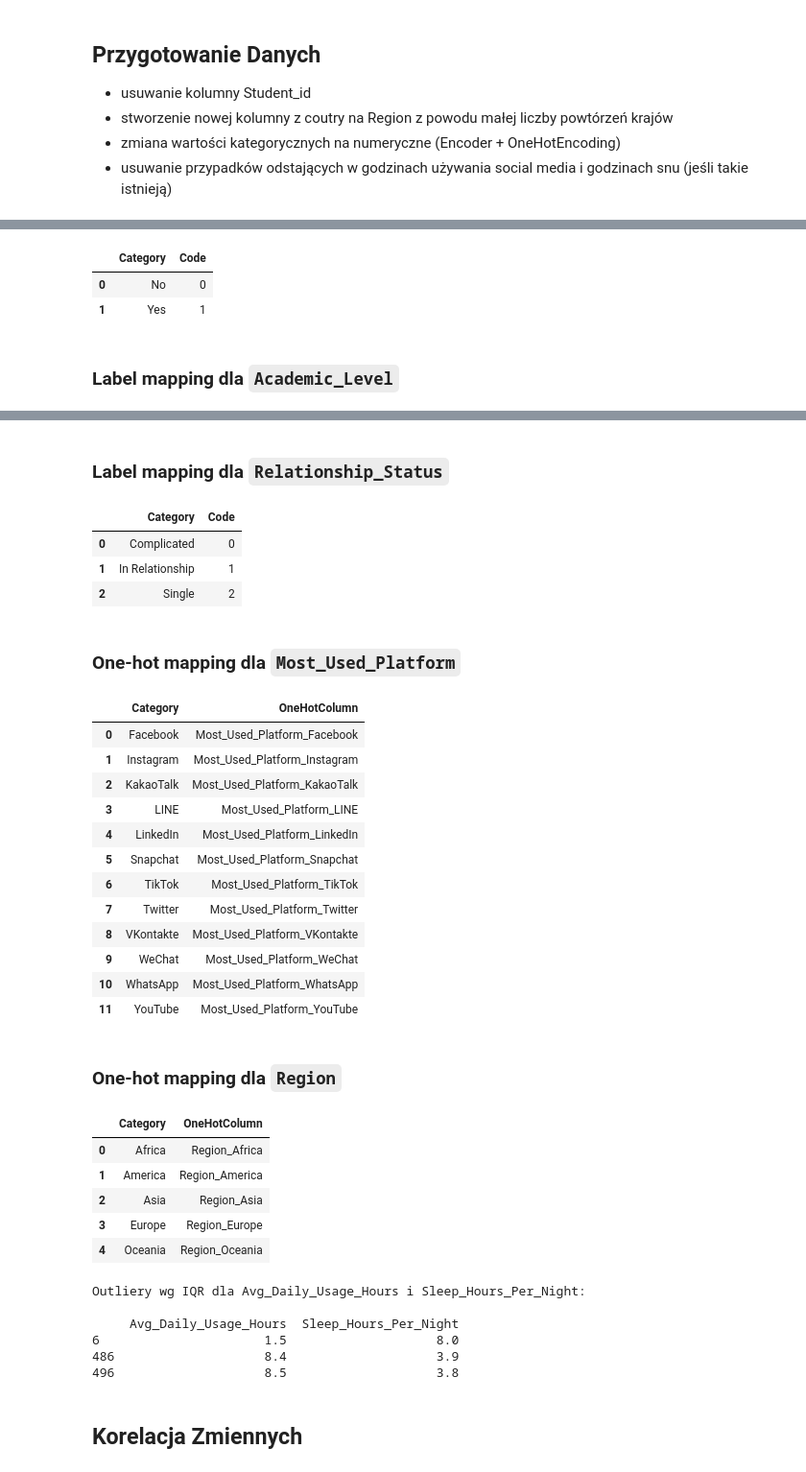
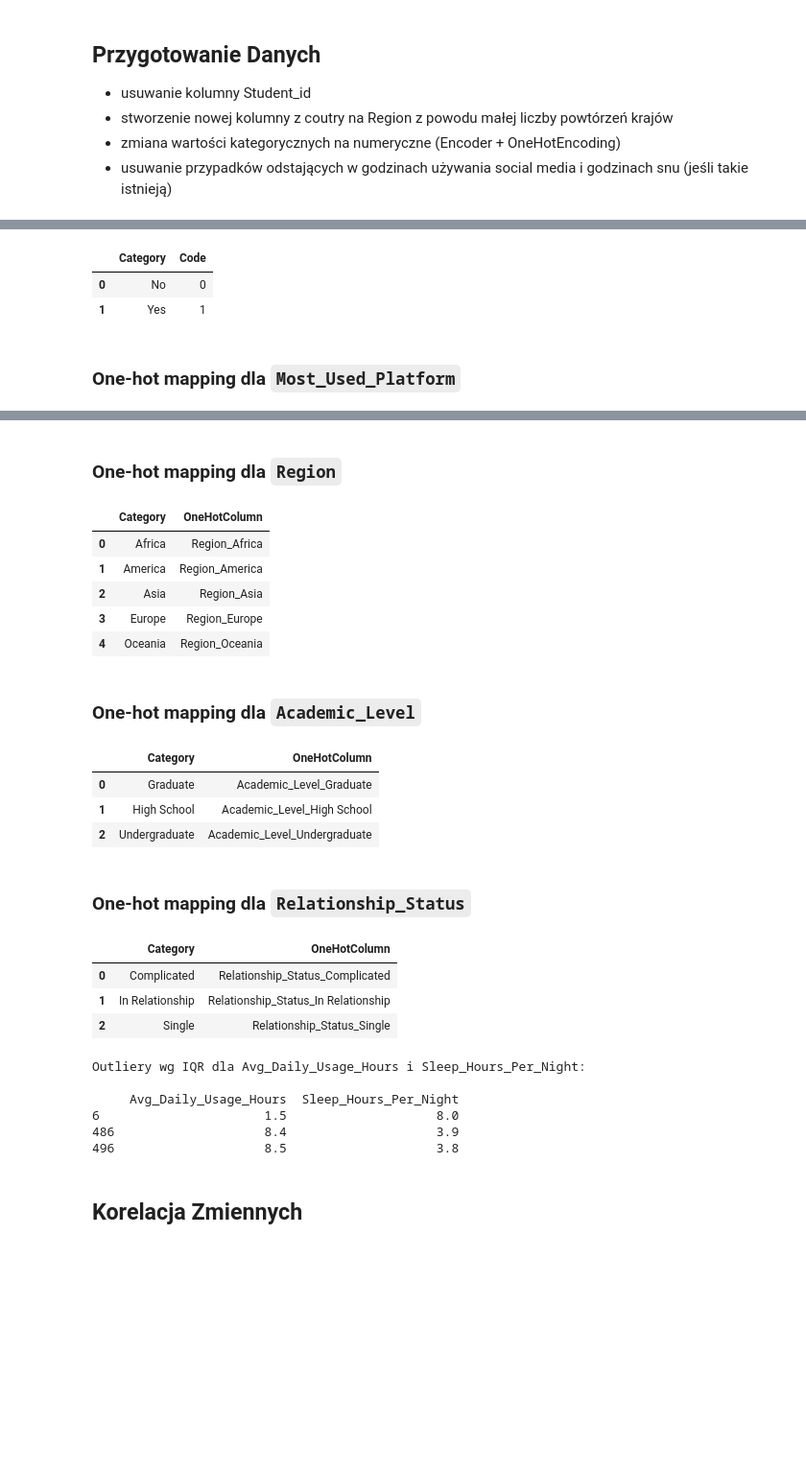
Before and after one commit to s24468/EWD_Project, a Jupyter notebook: main.ipynb, the cells around one changed output, grey strips where cells are left out. Shown at 96% size. Saved outputs shown, nothing was run; the diff lists cells and outputs as text; code cells hidden in the pictures; blank space fills up the shorter version.

```diff
--- a/main.ipynb
+++ b/main.ipynb
@@ -39,7 +39,6 @@ for col in line_cols:
     plt.tight_layout()
     plt.show()
 
-
 df = pd.read_csv("dataset/Students Social Media Addiction.csv")
 
 # Tworzenie z krajów kolumnę region
@@ -65,11 +64,10 @@ for col in cols:
     le.fit(df[col])
 
 le = LabelEncoder()
-for col in ["Gender", "Affects_Academic_Performance", "Academic_Level", "Most_Used_Platform", "Relationship_Status",
-            "Region"]:
+for col in ["Gender", "Affects_Academic_Performance", "Academic_Level", "Most_Used_Platform", "Relationship_Status", "Region"]:
     df[col] = le.fit_transform(df[col])
 
-# 2. Oblicz macierz korelacji
+#macierz korelacji
 corr = df.corr()
 
 # Heatmapa
@@ -106,7 +104,7 @@ from IPython.display import display, Markdown
 # 1. Wczytanie danych
 df = pd.read_csv("dataset/Students Social Media Addiction.csv")
 
-# 2. Zamiana Country → Region
+# 2. Zamiana Country -> Region
 if "Country" in df.columns:
     override = {"UAE": "United Arab Emirates"}
     df["Country"] = df["Country"].replace(override)
@@ -120,35 +118,29 @@ for col in ["Country", "Student_ID"]:
 # 4. Label Encoding
 label_cols = [
     "Gender",
-    "Affects_Academic_Performance",
-    "Academic_Level",
-    "Relationship_Status"
+    "Affects_Academic_Performance"
 ]
 label_maps = {}
 for col in label_cols:
     le = LabelEncoder().fit(df[col])
     df[col] = le.transform(df[col])
-    # zapisz mapowanie
     label_maps[col] = pd.DataFrame({
         "Category": le.classes_,
         "Code": range(len(le.classes_))
     })
-    # pokaż w Jupyterze
     display(Markdown(f"### Label mapping dla `{col}`"))
     display(label_maps[col])
 
 # 5. One-Hot Encoding
 ohe = OneHotEncoder(sparse_output=False, handle_unknown="ignore")
-# dopasuj na dwóch kolumnach naraz
-X_ohe = ohe.fit_transform(df[["Most_Used_Platform", "Region"]])
-new_cols = ohe.get_feature_names_out(["Most_Used_Platform", "Region"])
+X_ohe = ohe.fit_transform(df[["Most_Used_Platform", "Region", "Academic_Level", "Relationship_Status"]])
+new_cols = ohe.get_feature_names_out(["Most_Used_Platform", "Region", "Academic_Level", "Relationship_Status"])
 df_ohe = pd.DataFrame(X_ohe, columns=new_cols, index=df.index)
 
 # budujemy mapowania per oryginalna kolumna
 onehot_maps = {}
 cats = ohe.categories_  # lista list: [platforms…, regions…]
-for orig_col, cat_list in zip(["Most_Used_Platform", "Region"], cats):
-    # wybierz feature names odpowiadające tej kolumnie
+for orig_col, cat_list in zip(["Most_Used_Platform", "Region", "Academic_Level", "Relationship_Status"], cats):
     prefix = orig_col + "_"
     feats = [c for c in new_cols if c.startswith(prefix)]
     onehot_maps[orig_col] = pd.DataFrame({
@@ -160,7 +152,8 @@ for orig_col, cat_list in zip(["Most_Used_Platform", "Region"], cats):
     display(onehot_maps[orig_col])
 
 # 6. Ściągamy stare kolumny i dodajemy nowe wektory
-df = pd.concat([df.drop(columns=["Most_Used_Platform", "Region"]), df_ohe], axis=1)
+df = pd.concat([df.drop(columns=["Most_Used_Platform", "Region", "Academic_Level", "Relationship_Status"]), df_ohe],
+               axis=1)
 
 # 7. Analiza outlierów (IQR) – bez zmian
 cols = ["Avg_Daily_Usage_Hours", "Sleep_Hours_Per_Night"]
@@ -186,4 +179,4 @@ print(outliers_iqr[cols])
 |  | Category | Code |
 | 0 | No | 0 |
 | 1 | Yes | 1 |
-### Label mapping dla `Academic_Level`
+### One-hot mapping dla `Most_Used_Platform`
@@ -194,29 +196,20 @@ print(outliers_iqr[cols])
-### Label mapping dla `Relationship_Status`
+### One-hot mapping dla `Region`
-|  | Category | Code |
-| 0 | Complicated | 0 |
-| 1 | In Relationship | 1 |
-| 2 | Single | 2 |
+|  | Category | OneHotColumn |
+| 0 | Africa | Region_Africa |
+| 1 | America | Region_America |
+| 2 | Asia | Region_Asia |
+| 3 | Europe | Region_Europe |
+| 4 | Oceania | Region_Oceania |
-### One-hot mapping dla `Most_Used_Platform`
+### One-hot mapping dla `Academic_Level`
 |  | Category | OneHotColumn |
-| 0 | Facebook | Most_Used_Platform_Facebook |
-| 1 | Instagram | Most_Used_Platform_Instagram |
-| 2 | KakaoTalk | Most_Used_Platform_KakaoTalk |
-| 3 | LINE | Most_Used_Platform_LINE |
-| 4 | LinkedIn | Most_Used_Platform_LinkedIn |
-| 5 | Snapchat | Most_Used_Platform_Snapchat |
-| 6 | TikTok | Most_Used_Platform_TikTok |
-| 7 | Twitter | Most_Used_Platform_Twitter |
-| 8 | VKontakte | Most_Used_Platform_VKontakte |
-| 9 | WeChat | Most_Used_Platform_WeChat |
-| 10 | WhatsApp | Most_Used_Platform_WhatsApp |
-| 11 | YouTube | Most_Used_Platform_YouTube |
+| 0 | Graduate | Academic_Level_Graduate |
+| 1 | High School | Academic_Level_High School |
+| 2 | Undergraduate | Academic_Level_Undergraduate |
-### One-hot mapping dla `Region`
+### One-hot mapping dla `Relationship_Status`
 |  | Category | OneHotColumn |
-| 0 | Africa | Region_Africa |
-| 1 | America | Region_America |
-| 2 | Asia | Region_Asia |
-| 3 | Europe | Region_Europe |
-| 4 | Oceania | Region_Oceania |
+| 0 | Complicated | Relationship_Status_Complicated |
+| 1 | In Relationship | Relationship_Status_In Relationship |
+| 2 | Single | Relationship_Status_Single |
 Outliery wg IQR dla Avg_Daily_Usage_Hours i Sleep_Hours_Per_Night:
 
      Avg_Daily_Usage_Hours  Sleep_Hours_Per_Night
```
Also changed, not shown: parts of 7 cells of this notebook, 4 other files.
